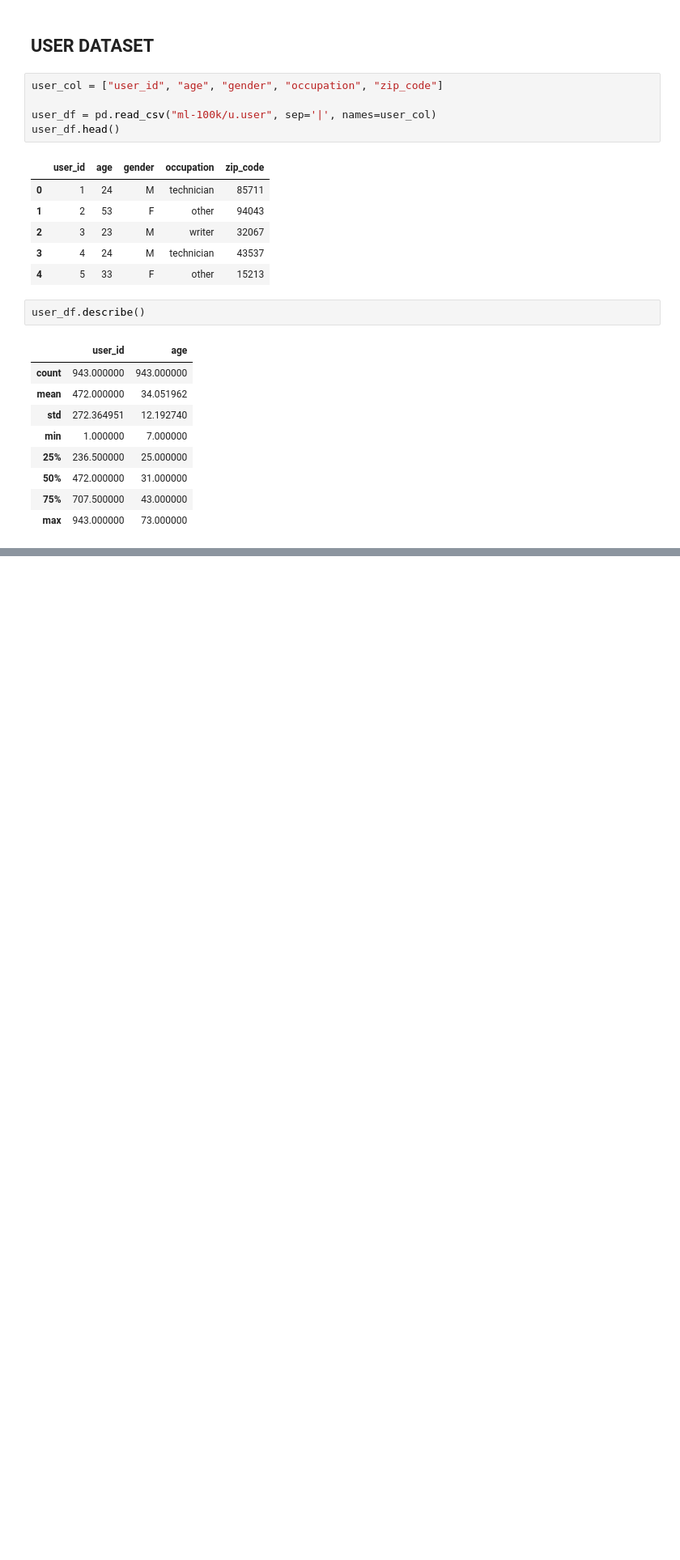
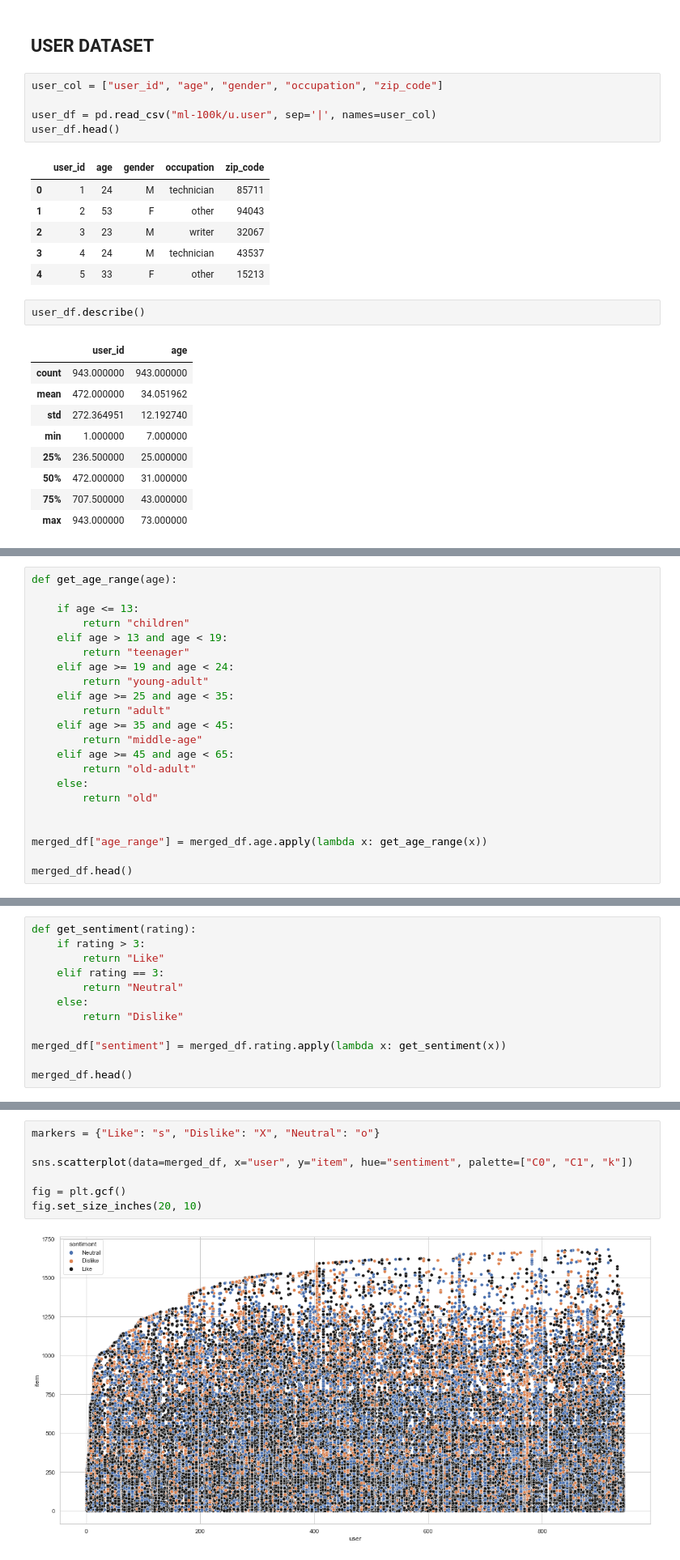
Before and after one commit to SamueleCrispino/recommender-system, a Jupyter notebook: recommender_system.ipynb, the cells around one changed output, grey strips where cells are left out. Shown at 81% size. Cells and saved outputs as stored; diff of their text form; blank space fills up the shorter version.

```diff
--- a/recommender_system.ipynb
+++ b/recommender_system.ipynb
@@ -407,0 +409,22 @@ fig.set_size_inches(6, 12)
+# %%
+def get_age_range(age):
+
+    if age <= 13:
+        return "children"
+    elif age > 13 and age < 19:
+        return "teenager"
+    elif age >= 19 and age < 24:
+        return "young-adult"
+    elif age >= 25 and age < 35:
+        return "adult"
+    elif age >= 35 and age < 45:
+        return "middle-age"
+    elif age >= 45 and age < 65:
+        return "old-adult"
+    else:
+        return "old"
+
+
+merged_df["age_range"] = merged_df.age.apply(lambda x: get_age_range(x))
+
+merged_df.head()
@@ -407,0 +439,12 @@ fig.set_size_inches(6, 12)
+# %%
+def get_sentiment(rating):
+    if rating > 3:
+        return "Like"
+    elif rating == 3:
+        return "Neutral"
+    else:
+        return "Dislike"
+
+merged_df["sentiment"] = merged_df.rating.apply(lambda x: get_sentiment(x))
+
+merged_df.head()
@@ -407,0 +459,9 @@ fig.set_size_inches(6, 12)
+# %%
+markers = {"Like": "s", "Dislike": "X", "Neutral": "o"}
+
+sns.scatterplot(data=merged_df, x="user", y="item", hue="sentiment", palette=["C0", "C1", "k"])
+
+fig = plt.gcf()
+fig.set_size_inches(20, 10)
+# %% [output]
+[figure, added]
```
Also changed, not shown: parts of 59 cells of this notebook.
